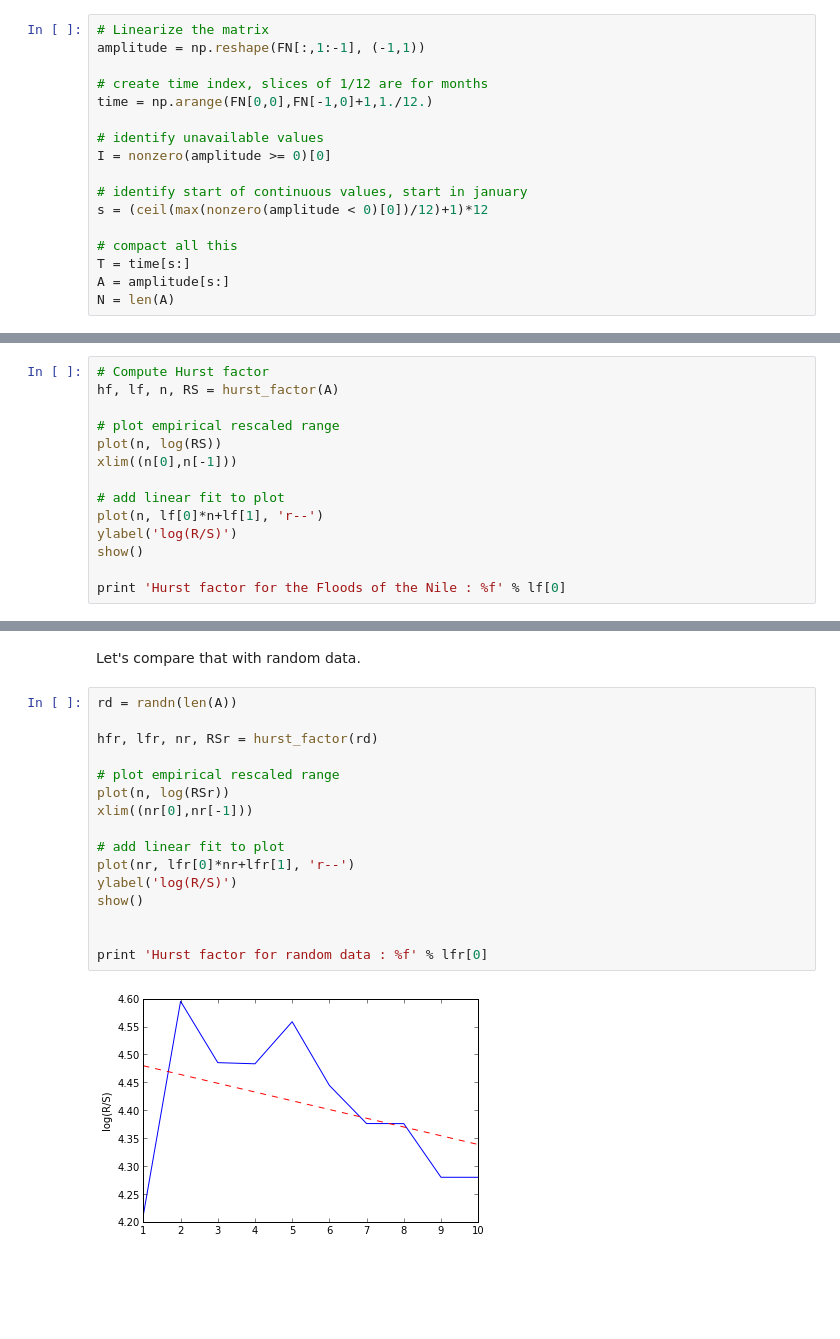
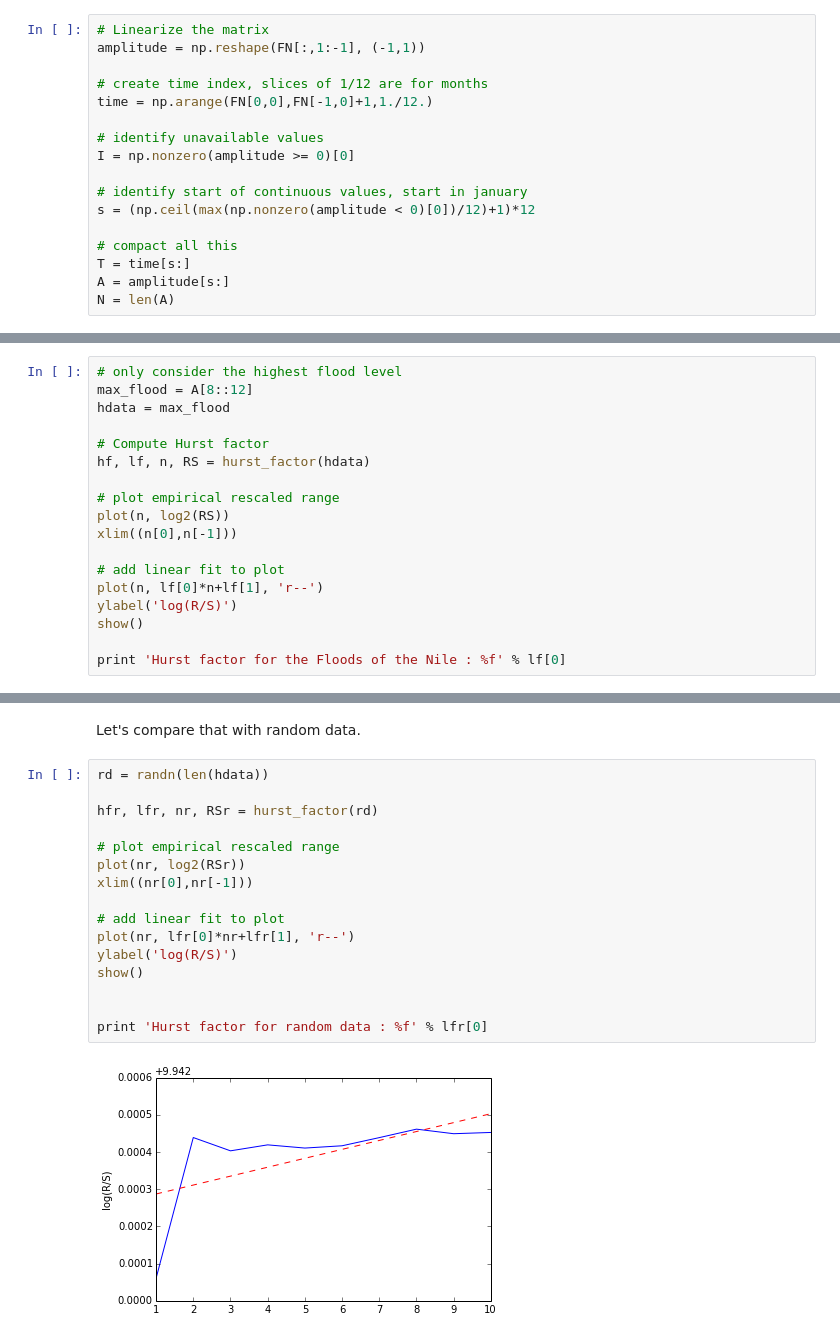
Before and after one commit to LCAV/SignalsOfTheDay, a Jupyter notebook: FloodsOfTheNile.ipynb, the cells around one changed output, grey strips where cells are left out. Saved outputs shown, nothing was run; the diff lists cells and outputs as text; blank space fills up the shorter version.

Commit message:
Some work on Hurst factor.

```diff
--- a/FloodsOfTheNile.ipynb
+++ b/FloodsOfTheNile.ipynb
@@ -140,10 +152,10 @@ amplitude = np.reshape(FN[:,1:-1], (-1,1))
 time = np.arange(FN[0,0],FN[-1,0]+1,1./12.)
 
 # identify unavailable values
-I = nonzero(amplitude >= 0)[0]
+I = np.nonzero(amplitude >= 0)[0]
 
 # identify start of continuous values, start in january
-s = (ceil(max(nonzero(amplitude < 0)[0])/12)+1)*12
+s = (np.ceil(max(np.nonzero(amplitude < 0)[0])/12)+1)*12
 
 # compact all this
 T = time[s:]
@@ -249,9 +274,13 @@ def hurst_factor(data):
 # %%
+# only consider the highest flood level
+max_flood = A[8::12]
+hdata = max_flood
+
 # Compute Hurst factor
-hf, lf, n, RS = hurst_factor(A)
+hf, lf, n, RS = hurst_factor(hdata)
 
 # plot empirical rescaled range
-plot(n, log(RS))
+plot(n, log2(RS))
 xlim((n[0],n[-1]))
 
 # add linear fit to plot
@@ -266,20 +295,20 @@ Hurst factor for the Floods of the Nile : -0.081076
 # %% [markdown]
 Let's compare that with random data.
 # %%
-rd = randn(len(A))
+rd = randn(len(hdata))
 
 hfr, lfr, nr, RSr = hurst_factor(rd)
 
 # plot empirical rescaled range
-plot(n, log(RSr))
+plot(nr, log2(RSr))
 xlim((nr[0],nr[-1]))
 
 # add linear fit to plot
 plot(nr, lfr[0]*nr+lfr[1], 'r--')
 ylabel('log(R/S)')
 show()
 
 
 print 'Hurst factor for random data : %f' % lfr[0]
 # %% [output]
-[figure, old version]
+[figure, new version]
```
Also changed, not shown: parts of 12 cells of this notebook.
